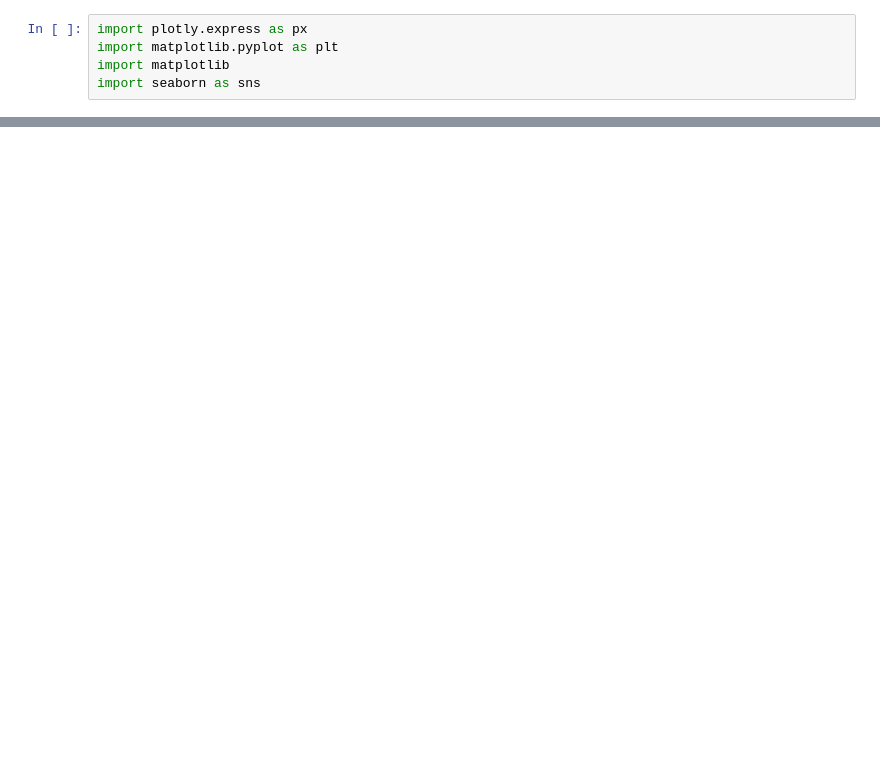
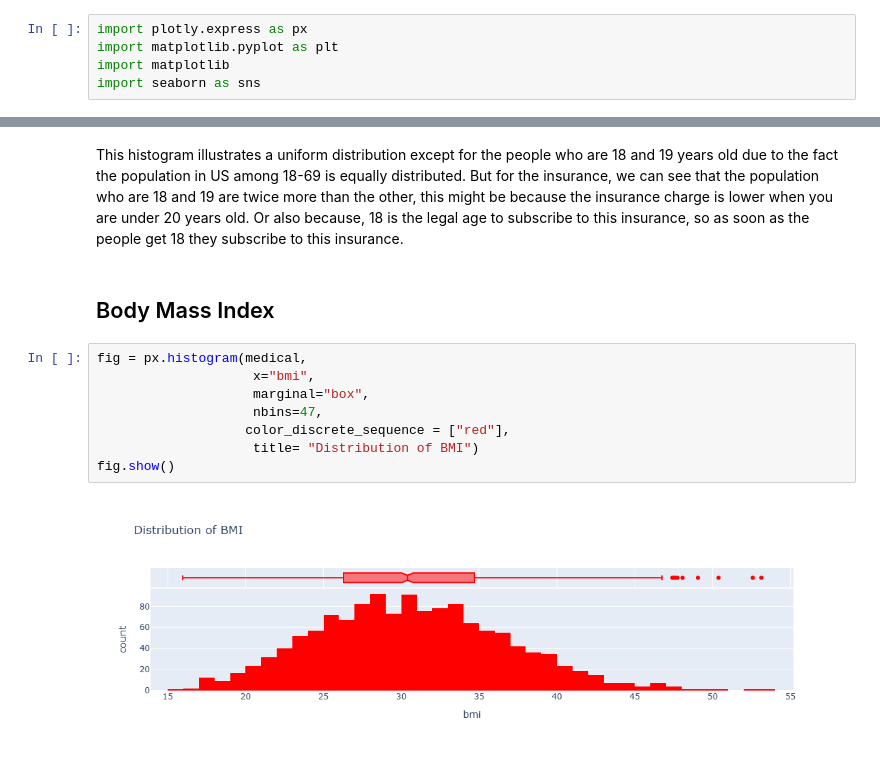
Before and after one commit to TheKryptonium/Machine-Learning-Journey, a Jupyter notebook: ML Algorithms and Scikit-learn/ML with Python and Scikit-Learn.ipynb, the cells around one changed output, grey strips where cells are left out. Drawn from its saved outputs; the diff is of its cells as text; blank space fills up the shorter version.

```diff
--- a/ML Algorithms and Scikit-learn/ML with Python and Scikit-Learn.ipynb
+++ b/ML Algorithms and Scikit-learn/ML with Python and Scikit-Learn.ipynb
@@ -48,0 +72,14 @@ matplotlib.rcParams["figure.facecolor"] = "#000000"
+# %% [markdown]
+This histogram  illustrates a uniform distribution except for the people who are 18 and 19 years old due to the fact the population in US among 18-69 is equally distributed. But for the insurance, we can see that the population who are 18 and 19 are twice more than the other, this might be because the insurance charge is lower when you are under 20 years old. Or also because, 18 is the legal age to subscribe to this insurance, so as soon as the people get 18 they subscribe to this insurance.
+# %% [markdown]
+## Body Mass Index
+# %%
+fig = px.histogram(medical,
+                    x="bmi",
+                    marginal="box",
+                    nbins=47,
+                   color_discrete_sequence = ["red"],
+                    title= "Distribution of BMI")
+fig.show()
+# %% [output]
+[figure, added]
```
Also changed, not shown: parts of 27 cells of this notebook.
